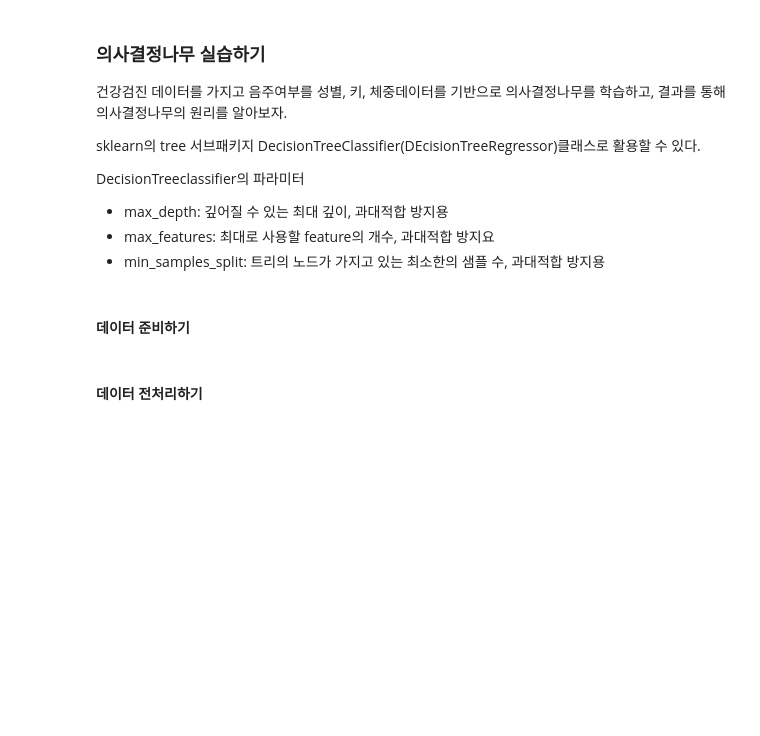
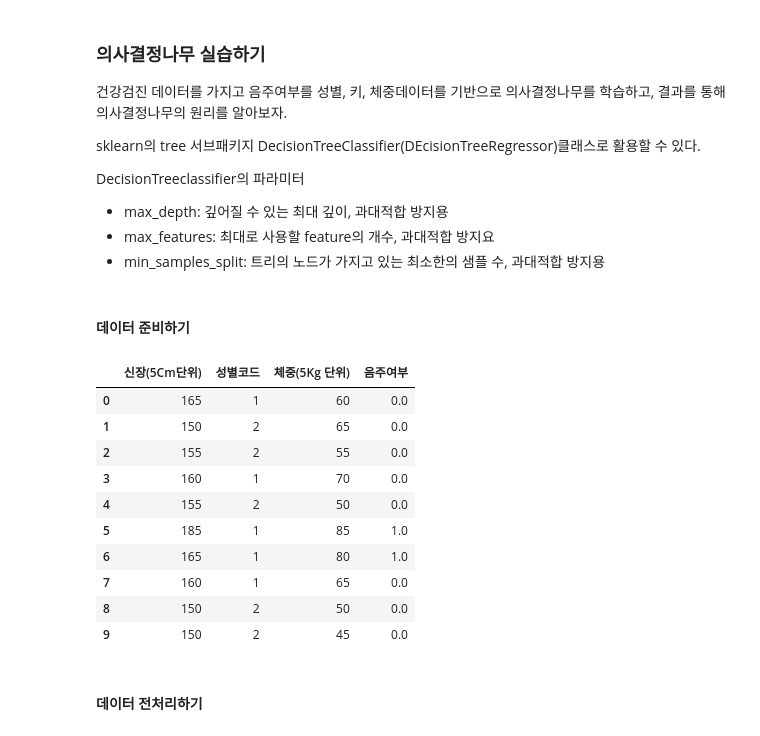
Before and after one commit to youse0ng/AICE_, a Jupyter notebook: AICE_08_지도학습으로AI모델링하기.ipynb, the cells around one changed output. Saved outputs shown, nothing was run; the diff lists cells and outputs as text; code cells hidden in the pictures; blank space fills up the shorter version.

```diff
--- a/AICE_08_지도학습으로AI모델링하기.ipynb
+++ b/AICE_08_지도학습으로AI모델링하기.ipynb
@@ -513,15 +692,27 @@ DecisionTreeclassifier의 파라미터
 # %%
 import numpy as np
 import pandas as pd
 from sklearn.model_selection import train_test_split
 
 # 데이터 불러오기
-df=pd.read_csv("/content/HP_SCR_2020.CSV", encoding='cp949')
+df=pd.read_csv("HP_SCR_2020.CSV", encoding='cp949')
 
 # 트리 예시를 만들기 위해 일부특성만 추출
 sample_df=df[['신장(5Cm단위)','성별코드','체중(5Kg 단위)','음주여부']]
 
 sample_df[:10]
+# %% [output]
+|  | 신장(5Cm단위) | 성별코드 | 체중(5Kg 단위) | 음주여부 |
+| 0 | 165 | 1 | 60 | 0.0 |
+| 1 | 150 | 2 | 65 | 0.0 |
+| 2 | 155 | 2 | 55 | 0.0 |
+| 3 | 160 | 1 | 70 | 0.0 |
+| 4 | 155 | 2 | 50 | 0.0 |
+| 5 | 185 | 1 | 85 | 1.0 |
+| 6 | 165 | 1 | 80 | 1.0 |
+| 7 | 160 | 1 | 65 | 0.0 |
+| 8 | 150 | 2 | 50 | 0.0 |
+| 9 | 150 | 2 | 45 | 0.0 |
 # %% [markdown]
 #### 데이터 전처리하기
 # %%
```
Also changed, not shown: parts of 83 cells of this notebook, 1 other file.
